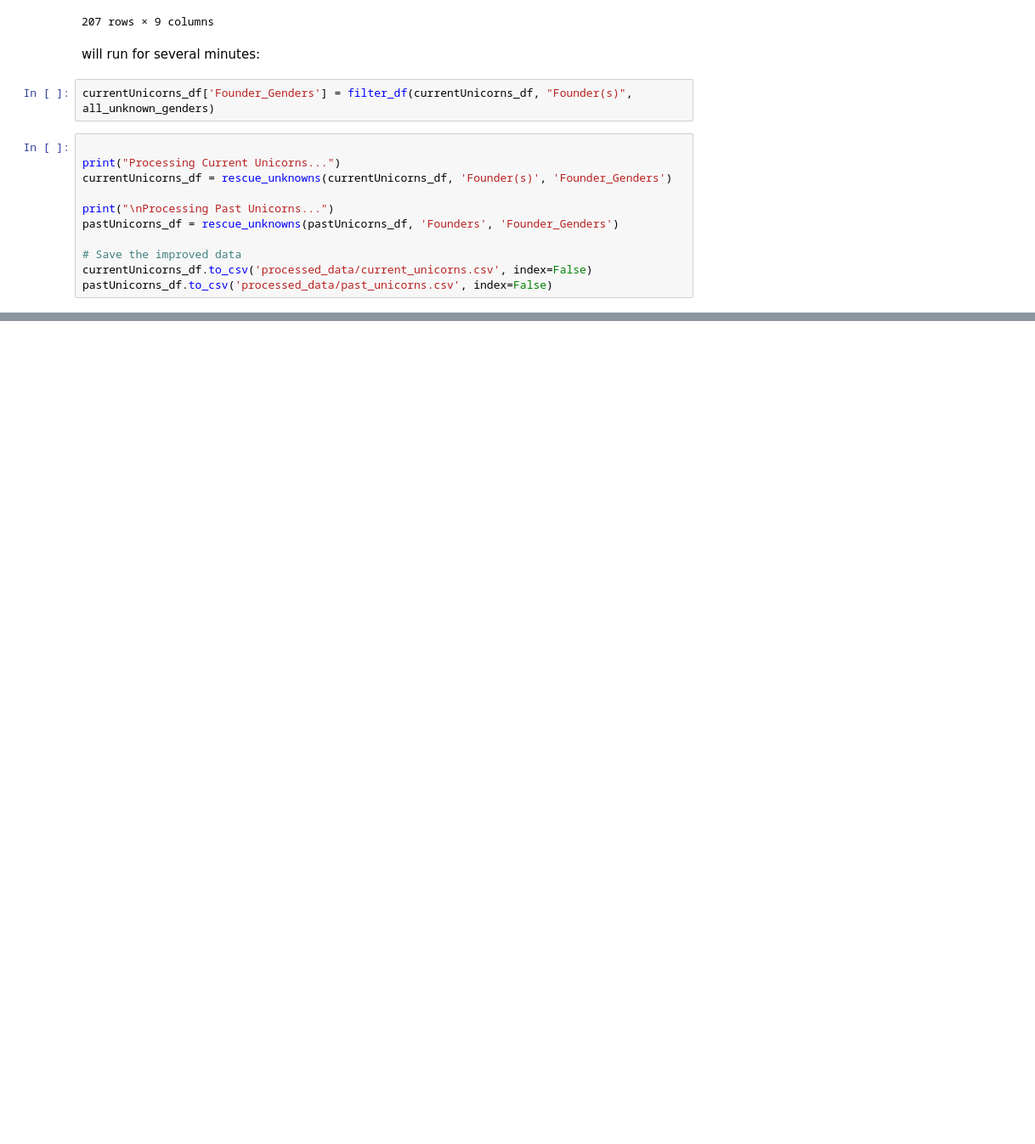
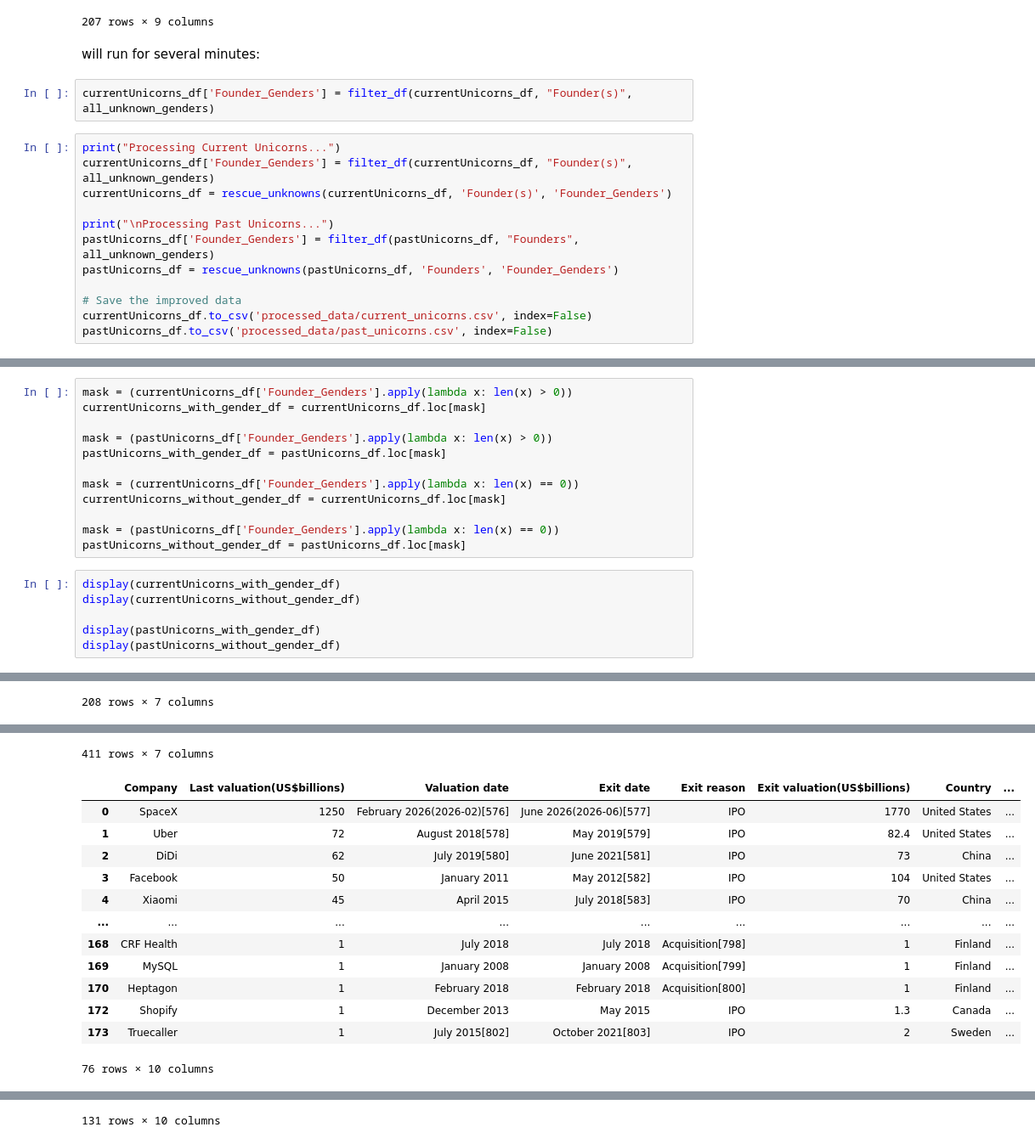
Before and after one commit to viktorpantushev/gender-aspekte-bei-unicorns, a Jupyter notebook: gender_aspekte_bei_unicorns.ipynb, the cells around one changed output, grey strips where cells are left out. Shown at 85% size. Cells and saved outputs as stored; diff of their text form; blank space fills up the shorter version.

```diff
--- a/gender_aspekte_bei_unicorns.ipynb
+++ b/gender_aspekte_bei_unicorns.ipynb
@@ -101,11 +101,12 @@ will run for several minutes:
 # %%
 currentUnicorns_df['Founder_Genders'] = filter_df(currentUnicorns_df, "Founder(s)", all_unknown_genders)
 # %%
-
 print("Processing Current Unicorns...")
+currentUnicorns_df['Founder_Genders'] = filter_df(currentUnicorns_df, "Founder(s)", all_unknown_genders)
 currentUnicorns_df = rescue_unknowns(currentUnicorns_df, 'Founder(s)', 'Founder_Genders')
 
 print("\nProcessing Past Unicorns...")
+pastUnicorns_df['Founder_Genders'] = filter_df(pastUnicorns_df, "Founders", all_unknown_genders)
 pastUnicorns_df = rescue_unknowns(pastUnicorns_df, 'Founders', 'Founder_Genders')
 
 # Save the improved data
@@ -120,0 +125,19 @@ KeyError: 'Founder_Genders'
+# %%
+mask = (currentUnicorns_df['Founder_Genders'].apply(lambda x: len(x) > 0))
+currentUnicorns_with_gender_df = currentUnicorns_df.loc[mask]
+
+mask = (pastUnicorns_df['Founder_Genders'].apply(lambda x: len(x) > 0))
+pastUnicorns_with_gender_df = pastUnicorns_df.loc[mask]
+
+mask = (currentUnicorns_df['Founder_Genders'].apply(lambda x: len(x) == 0))
+currentUnicorns_without_gender_df = currentUnicorns_df.loc[mask]
+
+mask = (pastUnicorns_df['Founder_Genders'].apply(lambda x: len(x) == 0))
+pastUnicorns_without_gender_df = pastUnicorns_df.loc[mask]
+# %%
+display(currentUnicorns_with_gender_df)
+display(currentUnicorns_without_gender_df)
+
+display(pastUnicorns_with_gender_df)
+display(pastUnicorns_without_gender_df)
+# %% [output]
@@ -120,0 +156 @@ KeyError: 'Founder_Genders'
+208 rows × 7 columns
@@ -120,0 +169,14 @@ KeyError: 'Founder_Genders'
+411 rows × 7 columns
+|  | Company | Last valuation(US$billions) | Valuation date | Exit date | Exit reason | Exit valuation(US$billions) | Country | ... |
+| 0 | SpaceX | 1250 | February 2026(2026-02)[576] | June 2026(2026-06)[577] | IPO | 1770 | United States | ... |
+| 1 | Uber | 72 | August 2018[578] | May 2019[579] | IPO | 82.4 | United States | ... |
+| 2 | DiDi | 62 | July 2019[580] | June 2021[581] | IPO | 73 | China | ... |
+| 3 | Facebook | 50 | January 2011 | May 2012[582] | IPO | 104 | United States | ... |
+| 4 | Xiaomi | 45 | April 2015 | July 2018[583] | IPO | 70 | China | ... |
+| ... | ... | ... | ... | ... | ... | ... | ... | ... |
+| 168 | CRF Health | 1 | July 2018 | July 2018 | Acquisition[798] | 1 | Finland | ... |
+| 169 | MySQL | 1 | January 2008 | January 2008 | Acquisition[799] | 1 | Finland | ... |
+| 170 | Heptagon | 1 | February 2018 | February 2018 | Acquisition[800] | 1 | Finland | ... |
+| 172 | Shopify | 1 | December 2013 | May 2015 | IPO | 1.3 | Canada | ... |
+| 173 | Truecaller | 1 | July 2015[802] | October 2021[803] | IPO | 2 | Sweden | ... |
+76 rows × 10 columns
@@ -120,0 +195 @@ KeyError: 'Founder_Genders'
+131 rows × 10 columns
```
Also changed, not shown: parts of 4 cells of this notebook, 1 other file.
